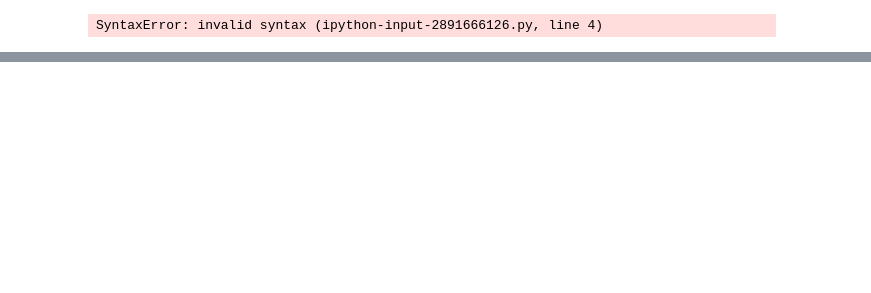
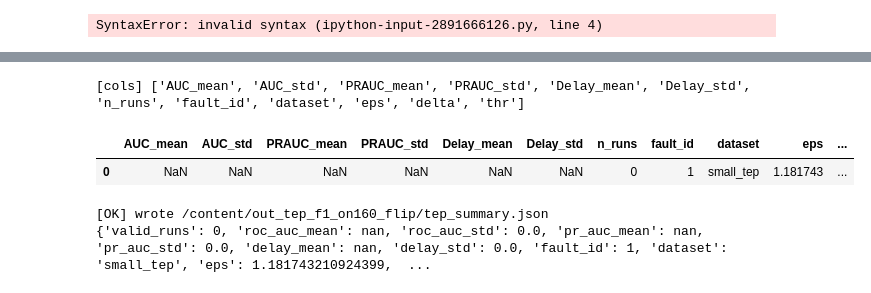
Before and after one commit to MacKumachin/Clifford-FBSM-SignalControl, a Jupyter notebook: JPC_MPD.ipynb, the cells around one changed output, grey strips where cells are left out. Saved outputs shown, nothing was run; the diff lists cells and outputs as text; code cells hidden in the pictures; blank space fills up the shorter version.

```diff
--- a/JPC_MPD.ipynb
+++ b/JPC_MPD.ipynb
@@ -4741,0 +4479,42 @@ for k in range(start, end):
+# %%
+import os, json
+import pandas as pd
+import numpy as np
+
+OUTDIR = "/content/out_tep_f1_on160_flip"
+csvp = f"{OUTDIR}/tep_metrics.csv"
+df = pd.read_csv(csvp)
+
+print("[cols]", list(df.columns))
+display(df)
+
+# 1行サマリ（AUC_mean形式）を読む
+row = df.iloc[0].to_dict()
+
+def fget(k, default=np.nan):
+    return float(row[k]) if k in row and pd.notna(row[k]) else (float(default) if default==default else float("nan"))
+
+summary = {
+    "valid_runs": int(row.get("n_runs", 0)),
+    "roc_auc_mean": fget("AUC_mean"),
+    "roc_auc_std":  fget("AUC_std", 0.0),
+    "pr_auc_mean":  fget("PRAUC_mean"),
+    "pr_auc_std":   fget("PRAUC_std", 0.0),
+    "delay_mean":   fget("Delay_mean"),
+    "delay_std":    fget("Delay_std", 0.0),
+    "fault_id": int(row.get("fault_id", -1)) if str(row.get("fault_id","-1")).replace(".","",1).isdigit() else row.get("fault_id"),
+    "dataset": row.get("dataset", ""),
+    "eps": row.get("eps", None),
+    "delta": row.get("delta", None),
+    "thr": row.get("thr", None),
+}
+
+json.dump(summary, open(f"{OUTDIR}/tep_summary.json","w"), indent=2)
+print("[OK] wrote", f"{OUTDIR}/tep_summary.json")
+print(summary)
+# %% [output]
+[cols] ['AUC_mean', 'AUC_std', 'PRAUC_mean', 'PRAUC_std', 'Delay_mean', 'Delay_std', 'n_runs', 'fault_id', 'dataset', 'eps', 'delta', 'thr']
+|  | AUC_mean | AUC_std | PRAUC_mean | PRAUC_std | Delay_mean | Delay_std | n_runs | fault_id | dataset | eps | ... |
+| 0 | NaN | NaN | NaN | NaN | NaN | NaN | 0 | 1 | small_tep | 1.181743 | ... |
+[OK] wrote /content/out_tep_f1_on160_flip/tep_summary.json
+{'valid_runs': 0, 'roc_auc_mean': nan, 'roc_auc_std': 0.0, 'pr_auc_mean': nan, 'pr_auc_std': 0.0, 'delay_mean': nan, 'delay_std': 0.0, 'fault_id': 1, 'dataset': 'small_tep', 'eps': 1.181743210924399,  ...
```
Also changed, not shown: parts of 72 cells of this notebook.
